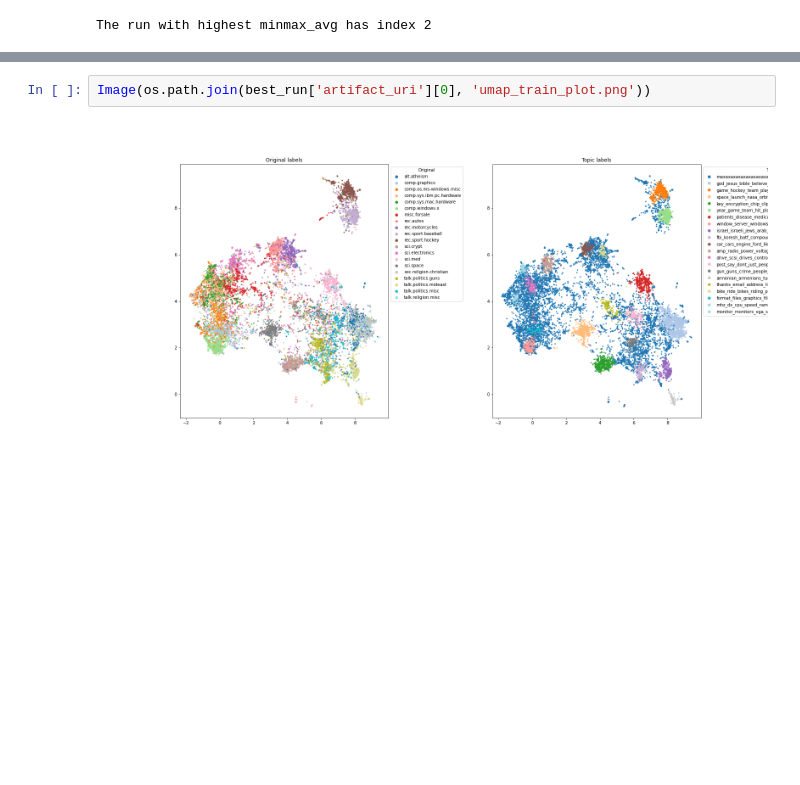
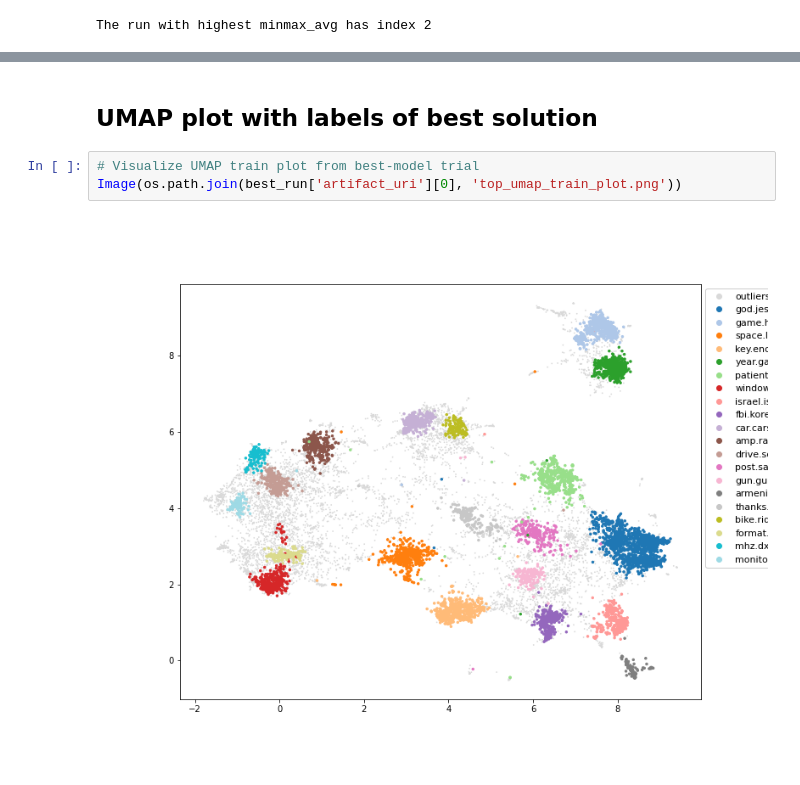
Before and after one commit to stuartgo/mapintel, a Jupyter notebook: experiments/notebooks/results_exploration.ipynb, the cells around one changed output, grey strips where cells are left out. Drawn from its saved outputs; the diff is of its cells as text; blank space fills up the shorter version.

```diff
--- a/experiments/notebooks/results_exploration.ipynb
+++ b/experiments/notebooks/results_exploration.ipynb
@@ -182,5 +173,8 @@ best_run.T
+# %% [markdown]
+## UMAP plot with labels of best solution
 # %%
-Image(os.path.join(best_run['artifact_uri'][0], 'umap_train_plot.png'))
+# Visualize UMAP train plot from best-model trial
+Image(os.path.join(best_run['artifact_uri'][0], 'top_umap_train_plot.png'))
 # %% [output]
-[figure, old version]
+[figure, new version]
 # %%
```
Also changed, not shown: parts of 17 cells of this notebook.
